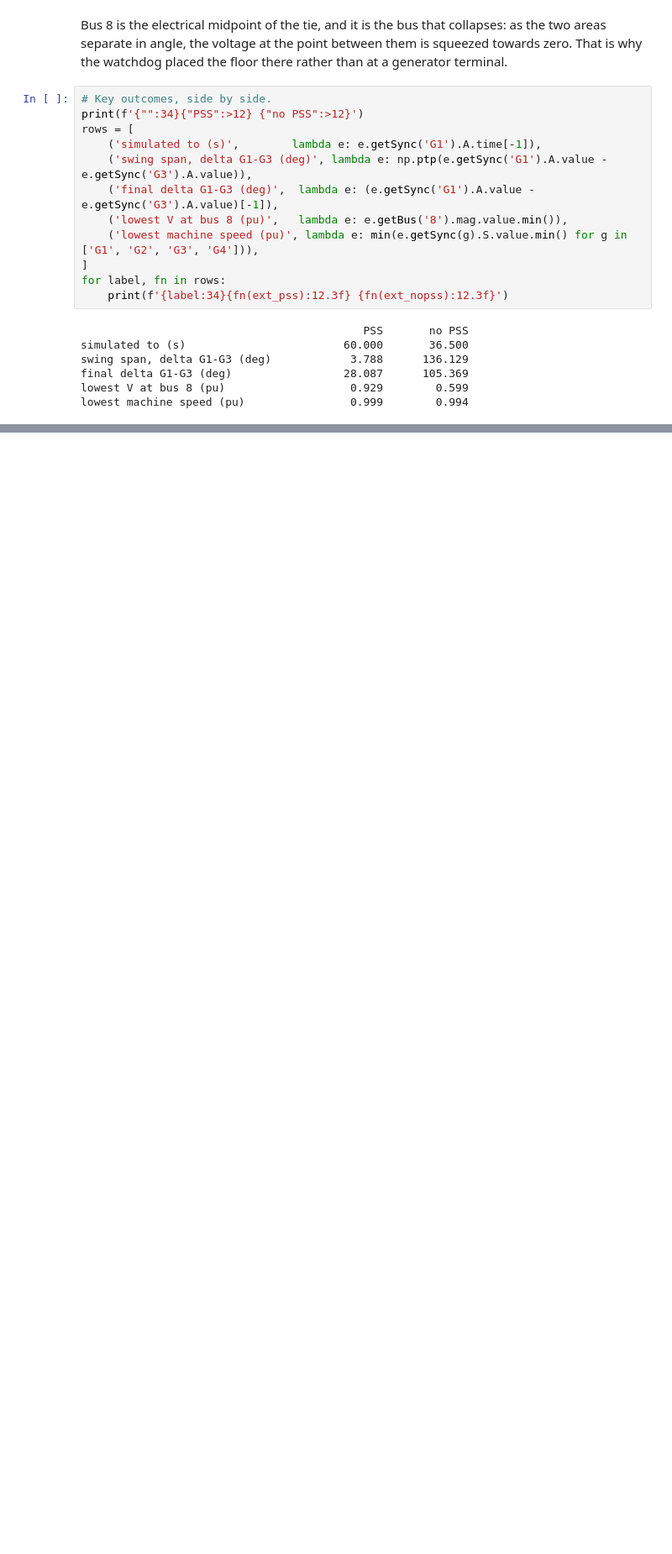
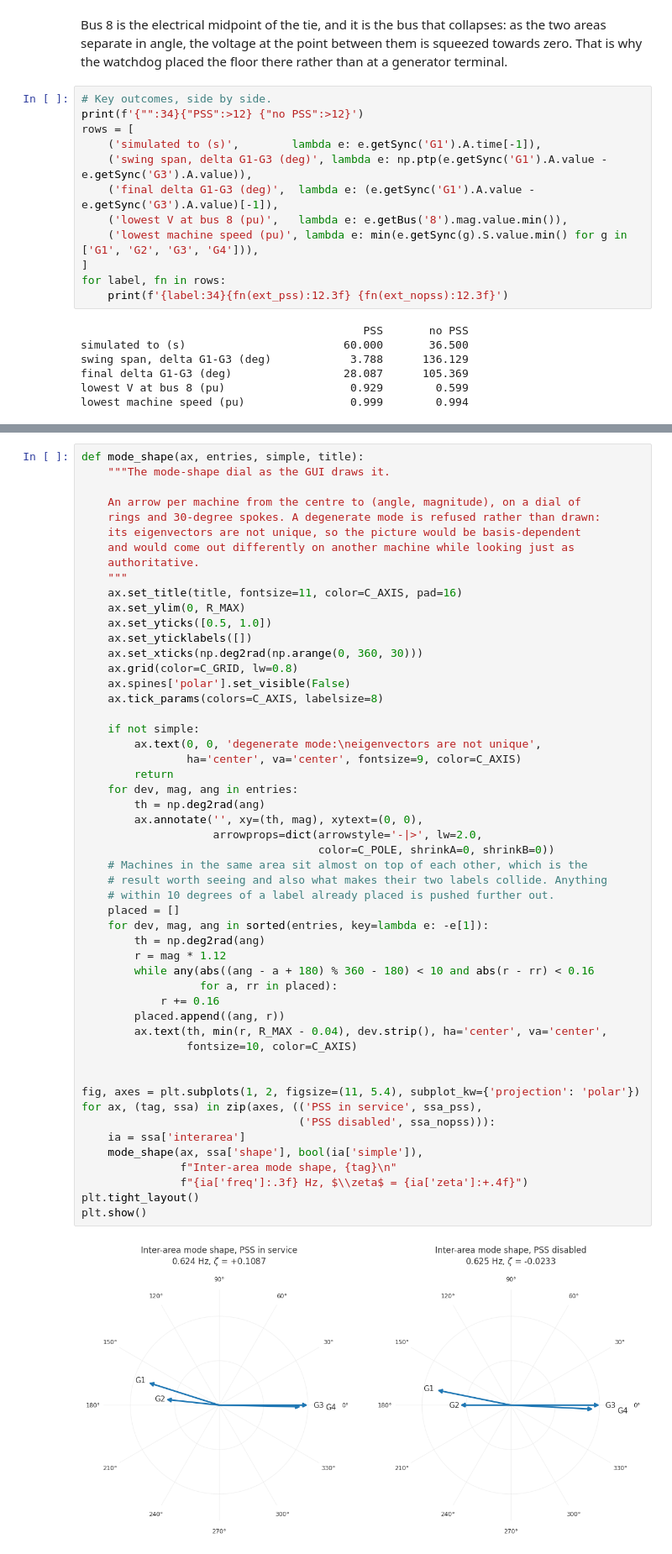
Before and after one commit to SPS-L/stepss-Kundur-Two-Area-System, a Jupyter notebook: InterAreaOscillations.ipynb, the cells around one changed output, grey strips where cells are left out. Shown at 84% size. Saved outputs shown, nothing was run; the diff lists cells and outputs as text; blank space fills up the shorter version.

```diff
--- a/InterAreaOscillations.ipynb
+++ b/InterAreaOscillations.ipynb
@@ -385,0 +749,54 @@ lowest machine speed (pu)                0.999        0.994
+# %%
+def mode_shape(ax, entries, simple, title):
+    """The mode-shape dial as the GUI draws it.
+
+    An arrow per machine from the centre to (angle, magnitude), on a dial of
+    rings and 30-degree spokes. A degenerate mode is refused rather than drawn:
+    its eigenvectors are not unique, so the picture would be basis-dependent
+    and would come out differently on another machine while looking just as
+    authoritative.
+    """
+    ax.set_title(title, fontsize=11, color=C_AXIS, pad=16)
+    ax.set_ylim(0, R_MAX)
+    ax.set_yticks([0.5, 1.0])
+    ax.set_yticklabels([])
+    ax.set_xticks(np.deg2rad(np.arange(0, 360, 30)))
+    ax.grid(color=C_GRID, lw=0.8)
+    ax.spines['polar'].set_visible(False)
+    ax.tick_params(colors=C_AXIS, labelsize=8)
+
+    if not simple:
+        ax.text(0, 0, 'degenerate mode:\neigenvectors are not unique',
+                ha='center', va='center', fontsize=9, color=C_AXIS)
+        return
+    for dev, mag, ang in entries:
+        th = np.deg2rad(ang)
+        ax.annotate('', xy=(th, mag), xytext=(0, 0),
+                    arrowprops=dict(arrowstyle='-|>', lw=2.0,
+                                    color=C_POLE, shrinkA=0, shrinkB=0))
+    # Machines in the same area sit almost on top of each other, which is the
+    # result worth seeing and also what makes their two labels collide. Anything
+    # within 10 degrees of a label already placed is pushed further out.
+    placed = []
+    for dev, mag, ang in sorted(entries, key=lambda e: -e[1]):
+        th = np.deg2rad(ang)
+        r = mag * 1.12
+        while any(abs((ang - a + 180) % 360 - 180) < 10 and abs(r - rr) < 0.16
+                  for a, rr in placed):
+            r += 0.16
+        placed.append((ang, r))
+        ax.text(th, min(r, R_MAX - 0.04), dev.strip(), ha='center', va='center',
+                fontsize=10, color=C_AXIS)
+
+
+fig, axes = plt.subplots(1, 2, figsize=(11, 5.4), subplot_kw={'projection': 'polar'})
+for ax, (tag, ssa) in zip(axes, (('PSS in service', ssa_pss),
+                                 ('PSS disabled', ssa_nopss))):
+    ia = ssa['interarea']
+    mode_shape(ax, ssa['shape'], bool(ia['simple']),
+               f"Inter-area mode shape, {tag}\n"
+               f"{ia['freq']:.3f} Hz, $\\zeta$ = {ia['zeta']:+.4f}")
+plt.tight_layout()
+plt.show()
+# %% [output]
+[figure, added]
```
Also changed, not shown: parts of 18 cells of this notebook, 2 other files.
